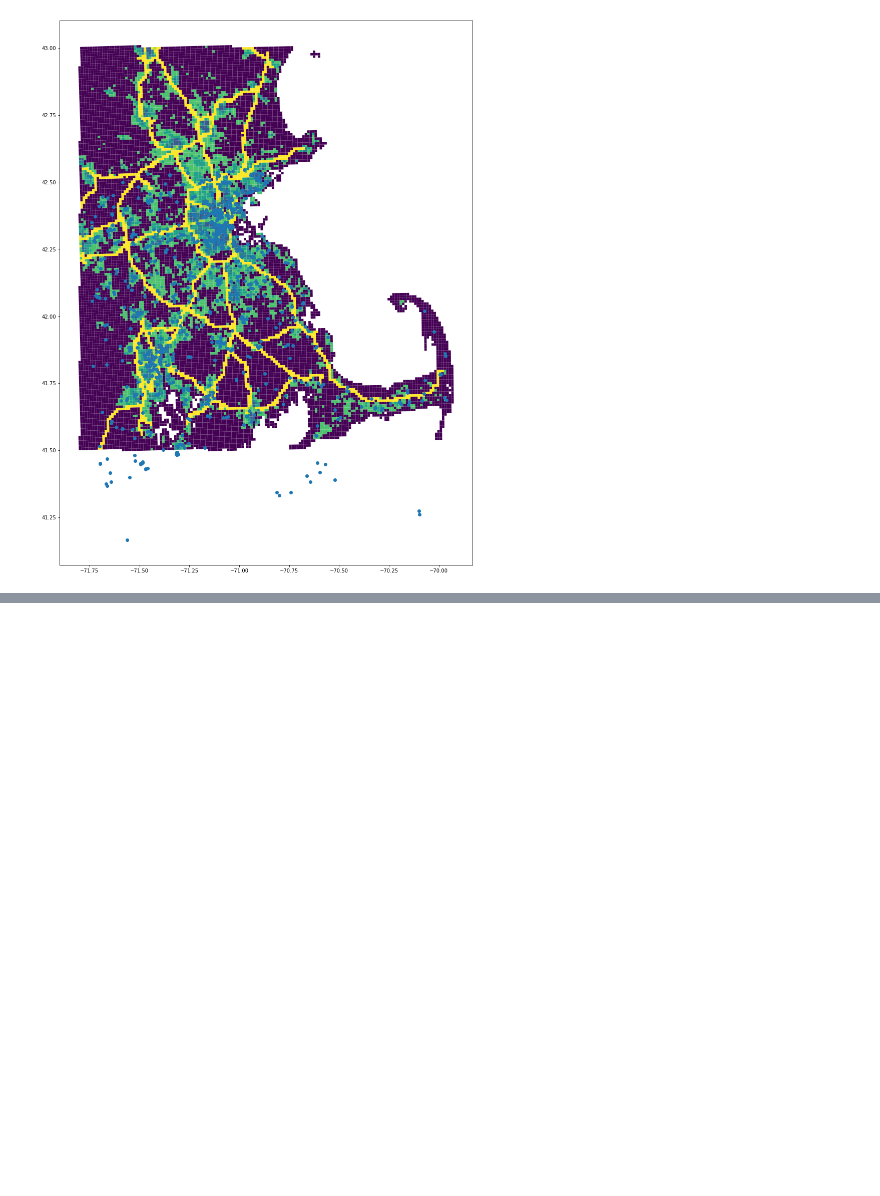
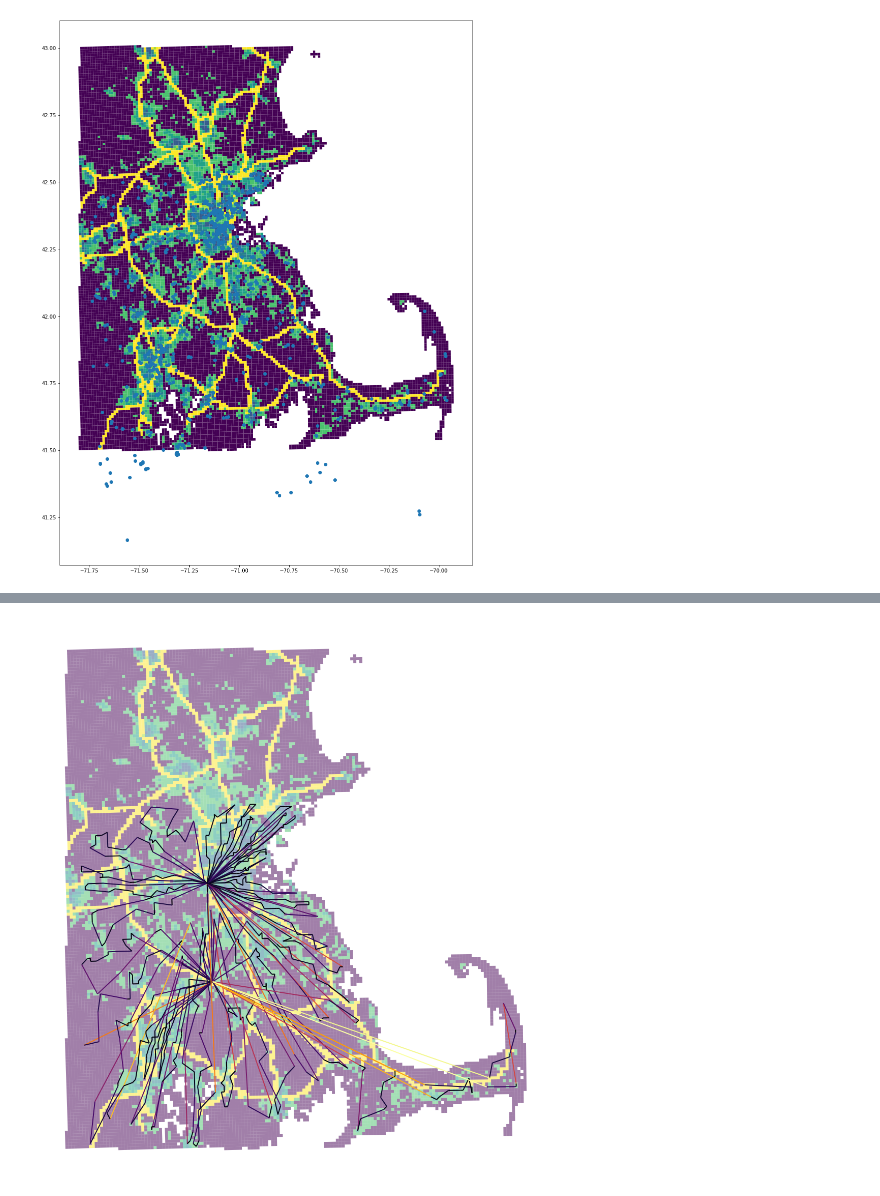
Before and after one commit to bwsi-remote-sensing-2020/final-exercise-students-jvonk, a Jupyter notebook: Final-exercise-overview.ipynb, the cells around one changed output, grey strips where cells are left out. Cells and saved outputs as stored; diff of their text form; code cells hidden in the pictures; blank space fills up the shorter version.

```diff
--- a/Final-exercise-overview.ipynb
+++ b/Final-exercise-overview.ipynb
@@ -260,7 +319,46 @@ for route in prob.best_routes.values():
+# %%
+get_length_of_path = lambda path, temp_graph: np.sum([temp_graph.get_edge_data(i, j, 0)['weight'] for i,j in zip(path,np.roll(path,1)) if i!=j])
+# %%
+# for every graph, calculate the TSP (Travelling Salesman Problem) using greedy and refine with 2-opt
+# print the time to travel over every path
+import itertools
+def calculate_paths(graphs,base):
+    paths=[]
+    for g in graphs:
+        temp_graph=g.copy()
+        temp_graph.remove_node(bases[1-bases.index(base)])
+        node=base
+        path=[]
+        while len(temp_graph)>1:
+            path.append(node)
+            arr={x:temp_graph[node][x][0]['weight'] for x in temp_graph.neighbors(node)}
+            temp_graph.remove_node(node)
+            node=min(arr,key=arr.get)
+        temp_graph=g.copy()
+        temp_graph.remove_node(bases[1-bases.index(base)])
+        length=get_length_of_path(path,temp_graph)
+        best_distance,new_distance=np.inf,0
+        while new_distance<best_distance:
+            for i, k in itertools.combinations(range(len(path)),r=2):
+                new_route = path[:i]+list(reversed(path[i:k+1]))+path[k+1:]
+                new_distance = get_length_of_path(new_route,temp_graph)
+                if new_distance<best_distance:
+                    path,best_distance = new_route, new_distance
+        paths.append((path,(get_length_of_path(path,temp_graph)*120/100+len(temp_graph)*20)/60))
+    return paths
+# %%
+# calculate minimum paths and lengths
+paths, lengths=list(zip(*[x if x[1]<=y[1] else y for x,y in zip(*[calculate_paths(graphs,base) for base in bases])]))
 # %%
+# graph all of the paths
 pos=game_grid[['x_centroid','y_centroid']].T.to_dict('list')
-pos['Source'] = pos.pop(bases[0])
-pos['Sink'] = pos.pop(bases[1])
+edge_data=[]
+for temp_graph,path in zip(graphs,paths):
+    weights=nx.get_edge_attributes(temp_graph,'weight')
+    edge_data+=[ (x,weights[x+(0,)]) for x in zip(path,np.roll(path,1)) if x[0]!=x[1]]
+edges,weights=zip(*edge_data)
 ax=game_grid.plot('Transport',figsize=(20,20),alpha=0.5)
-nx.draw(H,pos=pos,edgelist=edges,node_size=0,width=1,ax=ax)
+nx.draw(G,pos=pos,edgelist=edges,node_size=0,width=2,edge_color=weights,ax=ax,edge_cmap=plt.cm.inferno)
 plt.savefig('paths.svg', bbox_inches='tight')
+# %% [output]
+[figure, added]
```
Also changed, not shown: parts of 31 cells of this notebook, 7 other files.
